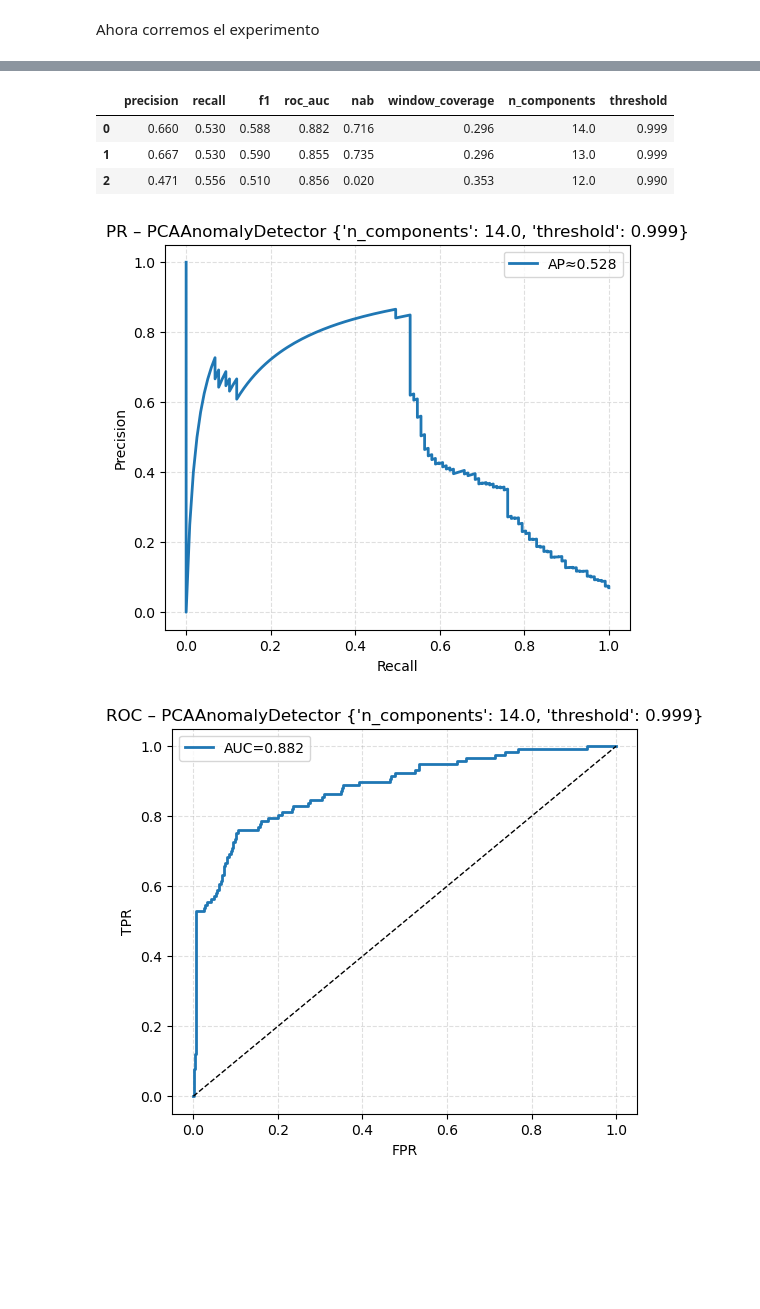
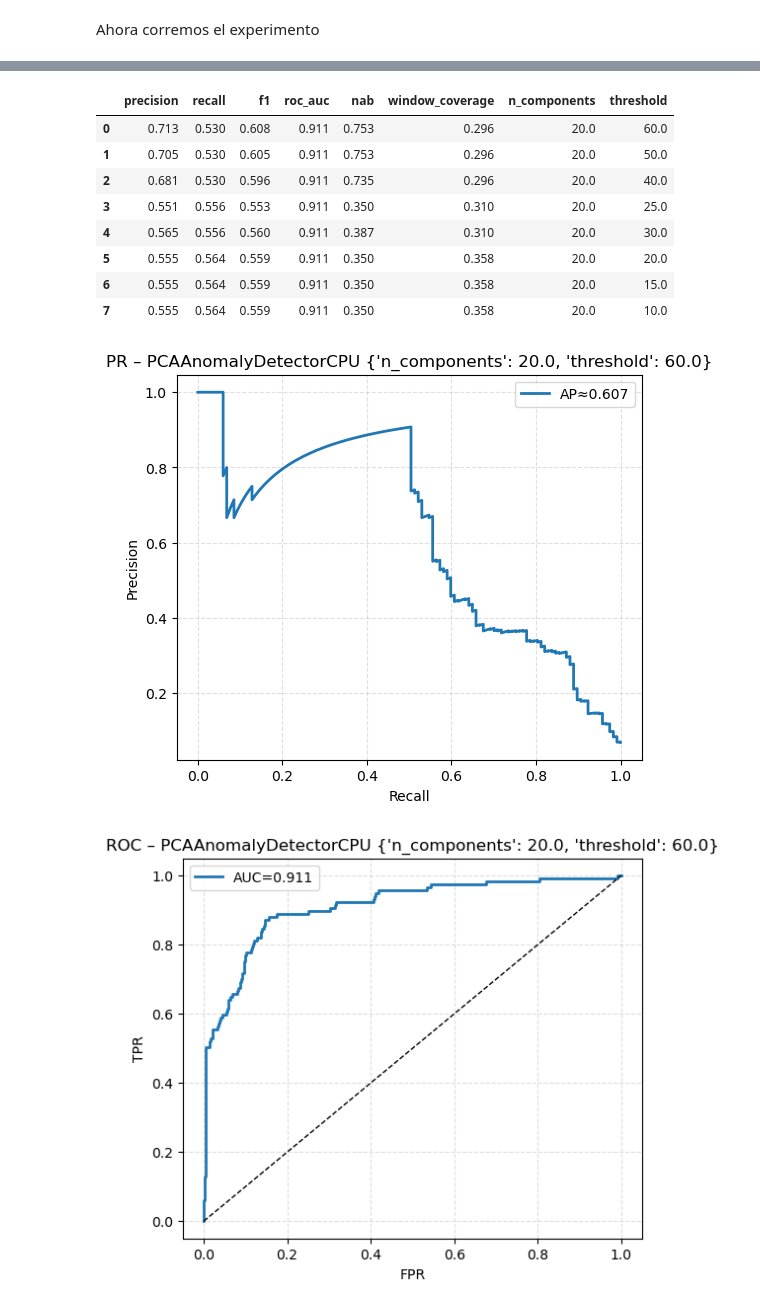
Before and after one commit to PabloAC04/MDF-ANOMALY-DETECTION, a Jupyter notebook: 05_pca_anomaly_detection.ipynb, the cells around one changed output, grey strips where cells are left out. Saved outputs shown, nothing was run; the diff lists cells and outputs as text; code cells hidden in the pictures; blank space fills up the shorter version.

Commit message:
Para el modelo PCA, se han terminado por utilizar dos modelajes uno con uso sobre GPU gracias a cuML y otro de CPU con sklearn. El de CPU trabaja mucho más rápido con modelos más pequeños.

```diff
--- a/05_pca_anomaly_detection.ipynb
+++ b/05_pca_anomaly_detection.ipynb
@@ -620,11 +465,11 @@ import warnings
 warnings.filterwarnings("ignore", message="Cannot get CPU affinity")
 
 from dask_cuda import LocalCUDACluster
-from dask.distributed import Client
+from dask.distributed import Client, LocalCluster
 
-cluster = LocalCUDACluster()
+cluster = LocalCluster()
 client = Client(cluster)
-
+print(client)
 
 # Dashboard en http://127.0.0.1:8787
 
@@ -646,22 +491,23 @@ metrics = {
 }
 
 param_grid = {
-    "n_components": [7, 8, 9, 10, 11, 12, 13, 14],
-    "threshold": [0.75, 0.8, 0.85, 0.90, 0.95, 0.99, 0.995, 0.997, 0.999],
+    "n_components": [2, 3 ,4 ,5 ,7, 8, 9, 10, 11, 12, 13, 14, 15, 20, 25, 30],
+    "threshold": [1.52, 2.5, 3, 3.5, 4, 5, 6, 10, 15, 20, 25, 30, 40, 50, 60],
 }
 
 
-from modelos.PCAAnomalyDetector import PCAAnomalyDetector  # asegúrate que está implementado
+from modelos.PCAAnomalyDetector import PCAAnomalyDetectorCPU  # asegúrate que está implementado
 
 df_results, topk, df_final = run_dataset_experiment(
     dataset_name="BATADAL",
-    model_class=PCAAnomalyDetector,
+    model_class=PCAAnomalyDetectorCPU,
     param_grid=param_grid,
     metrics=metrics,
-    params_cv={"num_windows": 5},   # aquí ajusta según tu validación
+    params_cv={"num_windows": 10},   # aquí ajusta según tu validación
+    device="cpu",
     mode="tscv",
-    hampel_cfg={"window": 25, "sigma": 5.0},
-    top_k=3,
+    hampel_cfg={"window": 100, "sigma": 5.0},
+    top_k=8,
     sort_metric="nab",
     plot_mode="best"
 )
@@ -686,6 +544,11 @@ Resultados finales en TEST (top-k configs):
 |  | precision | recall | f1 | roc_auc | nab | window_coverage | n_components | threshold |
-| 0 | 0.660 | 0.530 | 0.588 | 0.882 | 0.716 | 0.296 | 14.0 | 0.999 |
-| 1 | 0.667 | 0.530 | 0.590 | 0.855 | 0.735 | 0.296 | 13.0 | 0.999 |
-| 2 | 0.471 | 0.556 | 0.510 | 0.856 | 0.020 | 0.353 | 12.0 | 0.990 |
+| 0 | 0.713 | 0.530 | 0.608 | 0.911 | 0.753 | 0.296 | 20.0 | 60.0 |
+| 1 | 0.705 | 0.530 | 0.605 | 0.911 | 0.753 | 0.296 | 20.0 | 50.0 |
+| 2 | 0.681 | 0.530 | 0.596 | 0.911 | 0.735 | 0.296 | 20.0 | 40.0 |
+| 3 | 0.551 | 0.556 | 0.553 | 0.911 | 0.350 | 0.310 | 20.0 | 25.0 |
+| 4 | 0.565 | 0.556 | 0.560 | 0.911 | 0.387 | 0.310 | 20.0 | 30.0 |
+| 5 | 0.555 | 0.564 | 0.559 | 0.911 | 0.350 | 0.358 | 20.0 | 20.0 |
+| 6 | 0.555 | 0.564 | 0.559 | 0.911 | 0.350 | 0.358 | 20.0 | 15.0 |
+| 7 | 0.555 | 0.564 | 0.559 | 0.911 | 0.350 | 0.358 | 20.0 | 10.0 |
-[figure, old version]
+[figure, new version]
-[figure, old version]
+[figure, new version]
```
Also changed, not shown: parts of 9 cells of this notebook, 1 other file.
